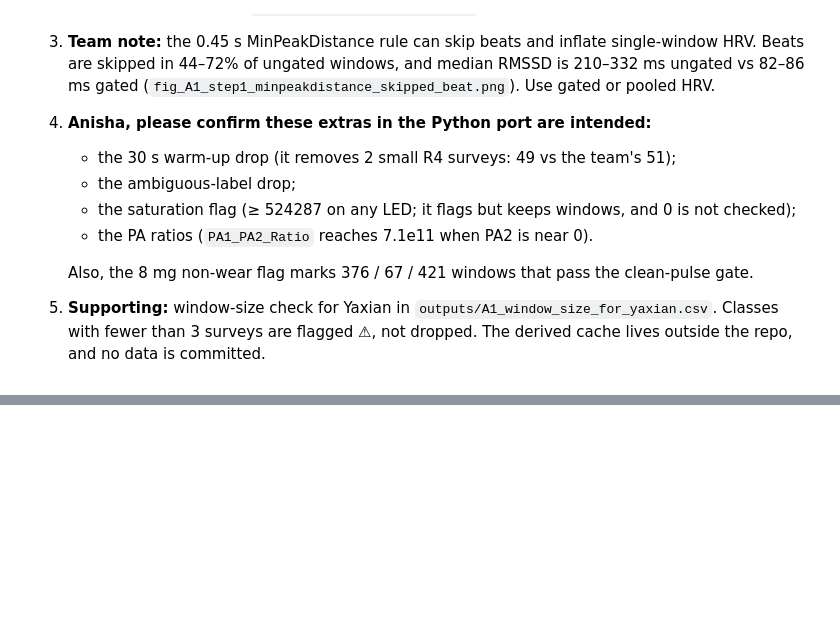
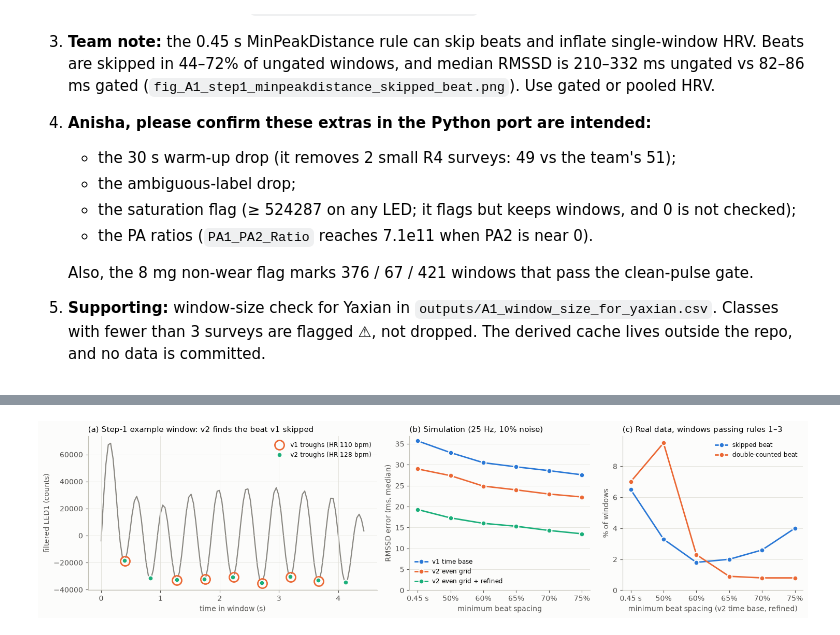
Before and after one commit to shounakda5/m3x, a Jupyter notebook: PilotPhaseC/analysis/A_fast_features.ipynb, the cells around one changed output, grey strips where cells are left out. Cells and saved outputs as stored; diff of their text form; code cells hidden in the pictures; blank space fills up the shorter version.

```diff
--- a/PilotPhaseC/analysis/A_fast_features.ipynb
+++ b/PilotPhaseC/analysis/A_fast_features.ipynb
@@ -1928,0 +2317,51 @@ with pd.option_context('display.max_colwidth', None):
+# %%
+# Figure: (a) the step-1 example window, v1 vs v2 troughs; (b) simulated RMSSD error by spacing rule; (c) real skipped / double beats
+ex_wid = int(ten['Raw_Window_Index'].iloc[3])
+ew = sophia_data[sophia_data.raw_window_index == ex_wid].sort_values('row_index')
+e_led, e_ts = ew.led1.to_numpy(float), ew.timestamp_ms.to_numpy(float)
+tb2 = v2_timebase(e_led, e_ts); tb1 = ppg_beats_v1_timebase(e_led, e_ts)
+_, loc1 = matlab_findpeaks(-tb1['smooth'], tb1['t'], 0.45)
+_, loc2 = matlab_findpeaks(-tb2['smooth'], tb2['t'], min_spacing(V2_FACTOR, tb2['HR_ref']))
+idx2 = np.searchsorted(tb2['t'], loc2); t2 = refine_trough_times(tb2['smooth'], tb2['t'], idx2)
+hr1 = rr_stats(np.diff(loc1))['HR']; hr2 = rr_stats(np.diff(t2))['HR']
+
+fig, axes = plt.subplots(1, 3, figsize=(15, 3.9), gridspec_kw={'width_ratios': [1.6, 1, 1]})
+ax = axes[0]
+ax.plot(tb2['t'], tb2['smooth'], color=C_GREY, lw=1.6, zorder=1)
+idx1 = np.searchsorted(tb1['t'], loc1)                     # same samples, drawn on the even grid
+ax.plot(tb2['t'][idx1], tb2['smooth'][idx1], 'o', ms=13, mfc='none', mec=C_ORANGE, mew=2,
+        label=f'v1 troughs (HR {hr1:.0f} bpm)', zorder=2)
+ax.plot(t2, np.interp(t2, tb2['t'], tb2['smooth']), 'o', ms=7, color=C_AQUA, mec='#fcfcfb', mew=1.5,
+        label=f'v2 troughs (HR {hr2:.0f} bpm)', zorder=3)
+ax.set_xlabel('time in window (s)'); ax.set_ylabel('filtered LED1 (counts)')
+ax.set_title(f'(a) Step-1 example window: v2 finds the beat v1 skipped', loc='left', fontsize=10.5)
+ax.legend(loc='upper right', fontsize=8.5, frameon=False)
+
+ax = axes[1]
+s25 = SIM_TABS['25 Hz, 112 samples (current)'].xs(0.10, level='noise')
+xlab = ['0.45 s'] + [f'{f:.0%}' for f in SWEEP_FACTORS[1:]]
+for (tb_, r_), col, lab in ((('v1 timestamps', False), C_BLUE, 'v1 time base'),
+                            (('v2 even grid', False), C_ORANGE, 'v2 even grid'),
+                            (('v2 even grid', True), C_AQUA, 'v2 even grid + refined')):
+    y = [s25.loc[variant_name(tb_, f_, r_), 'RMSSD error (ms, median |err|)'] for f_ in SWEEP_FACTORS]
+    ax.plot(range(len(xlab)), y, '-o', color=col, lw=2, ms=7, mec='#fcfcfb', mew=1.5, label=lab)
+ax.set_xticks(range(len(xlab))); ax.set_xticklabels(xlab)
+ax.set_xlabel('minimum beat spacing'); ax.set_ylabel('RMSSD error (ms, median)')
+ax.set_ylim(bottom=0); ax.set_title('(b) Simulation (25 Hz, 10% noise)', loc='left', fontsize=10.5)
+ax.legend(fontsize=8.5, frameon=False, loc='lower left')
+
+ax = axes[2]
+for colname, col, lab in (('% skipped beat', C_BLUE, 'skipped beat'), ('% double-counted', C_ORANGE, 'double-counted beat')):
+    y = [SWEEP_ALL.loc[variant_name('v2 even grid', f_, True), colname] for f_ in SWEEP_FACTORS]
+    ax.plot(range(len(xlab)), y, '-o', color=col, lw=2, ms=7, mec='#fcfcfb', mew=1.5, label=lab)
+ax.set_xticks(range(len(xlab))); ax.set_xticklabels(xlab)
+ax.set_xlabel('minimum beat spacing (v2 time base, refined)'); ax.set_ylabel('% of windows')
+ax.set_ylim(bottom=0); ax.set_title('(c) Real data, windows passing rules 1–3', loc='left', fontsize=10.5)
+ax.legend(fontsize=8.5, frameon=False)
+for a_ in axes[1:]:
+    a_.grid(axis='x', visible=False)
+fig.tight_layout()
+FIG_V2 = OUT_DIR / 'fig_A1v2_beat_detection.png'
+fig.savefig(FIG_V2, dpi=140, bbox_inches='tight'); plt.show()
+# %% [output]
+[figure, added]
```
Also changed, not shown: parts of 23 cells of this notebook, 5 other files.
